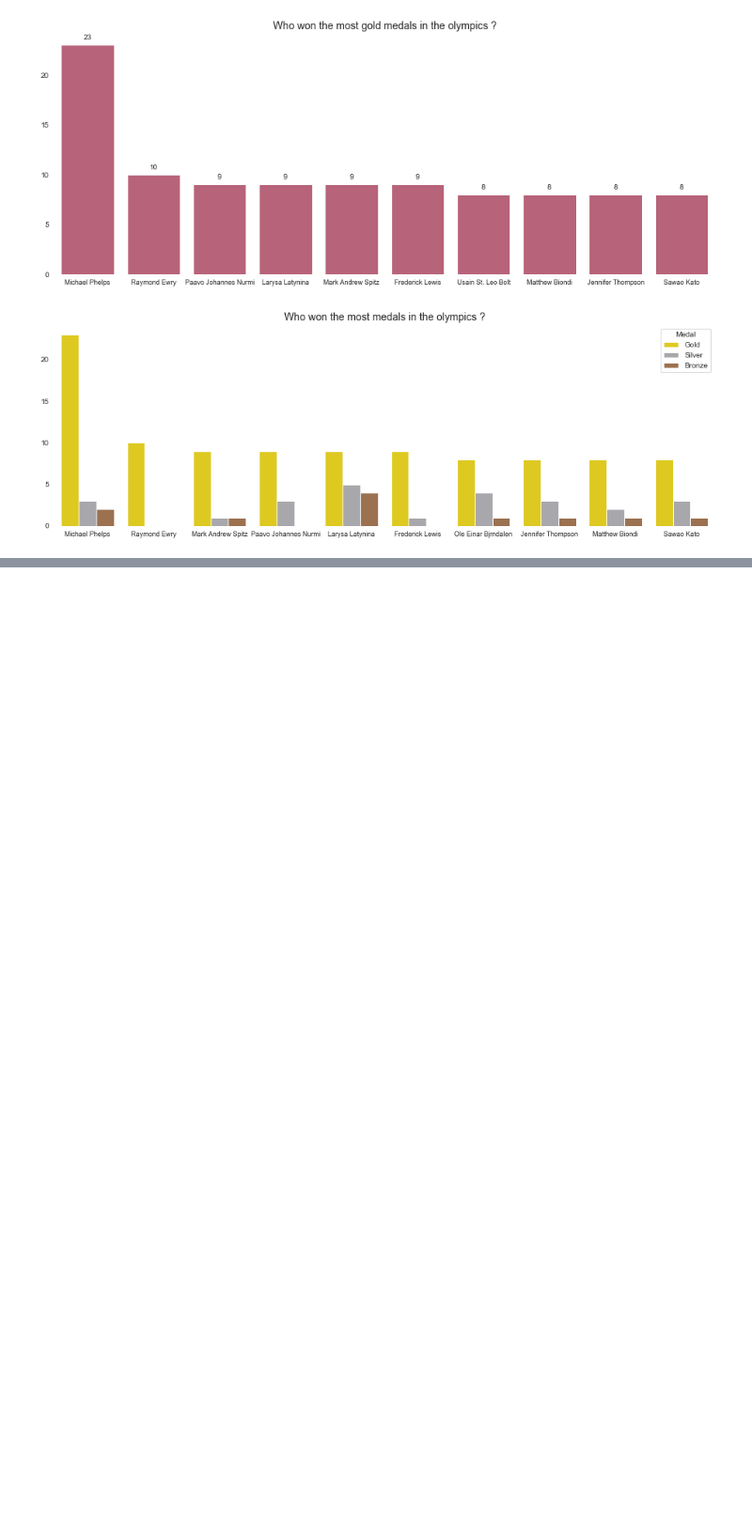
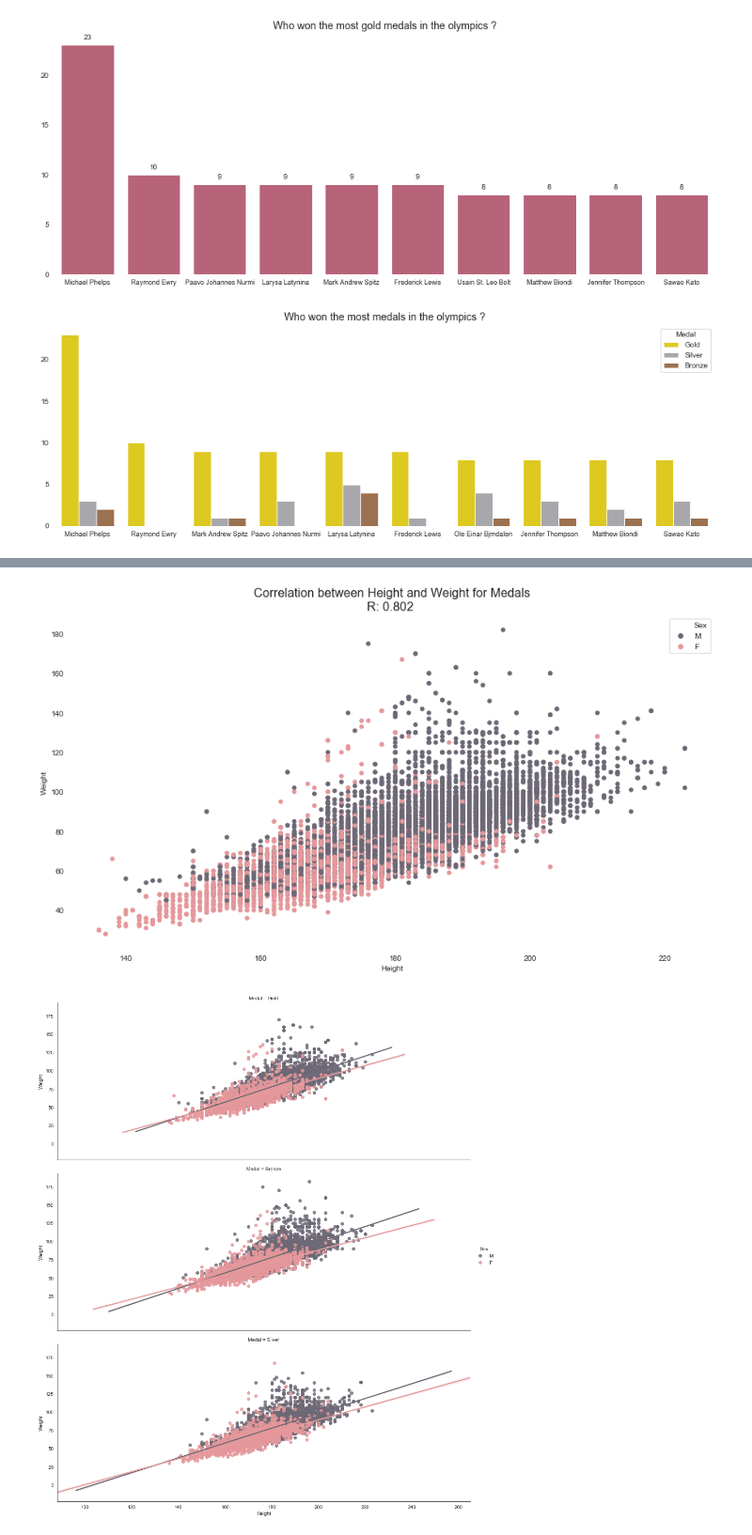
Before and after one commit to JakubPluta/EDA-ML, a Jupyter notebook: Olympic History.ipynb, the cells around one changed output, grey strips where cells are left out. Shown at 94% size. Saved outputs shown, nothing was run; the diff lists cells and outputs as text; code cells hidden in the pictures; blank space fills up the shorter version.

```diff
--- a/Olympic History.ipynb
+++ b/Olympic History.ipynb
@@ -577,0 +615,14 @@ plt.title('Who won the most medals in the olympics ?',fontsize=14,y=1.00);
+# %%
+corr_1 = data[(data['Medal']=='Gold') | (data['Medal']=='Silver') | (data['Medal']=='Bronze')].corr()['Weight']['Height']
+f,ax = plt.subplots(figsize=(15,8))
+a1 = sns.scatterplot(x="Height", y="Weight",
+                palette=['#6D6875','#E5989B'],hue='Sex',
+                sizes=(122, 200), linewidth=0,
+                data=data[(data['Medal']=='Gold') | (data['Medal']=='Silver') | (data['Medal']=='Bronze')])
+a1.set_title(f'Correlation between Height and Weight for Medals\nR: {round(corr_1,3)} ',fontsize=16)
+sns.despine(left=True, bottom=True);
+sns.lmplot(x="Height", y="Weight", row="Medal",
+           data=data,hue='Sex',height=5,aspect=2.5,palette=['#6D6875','#E5989B']);
+# %% [output]
+[figure, added]
+[figure, added]
```
Also changed, not shown: parts of 3 cells of this notebook.
